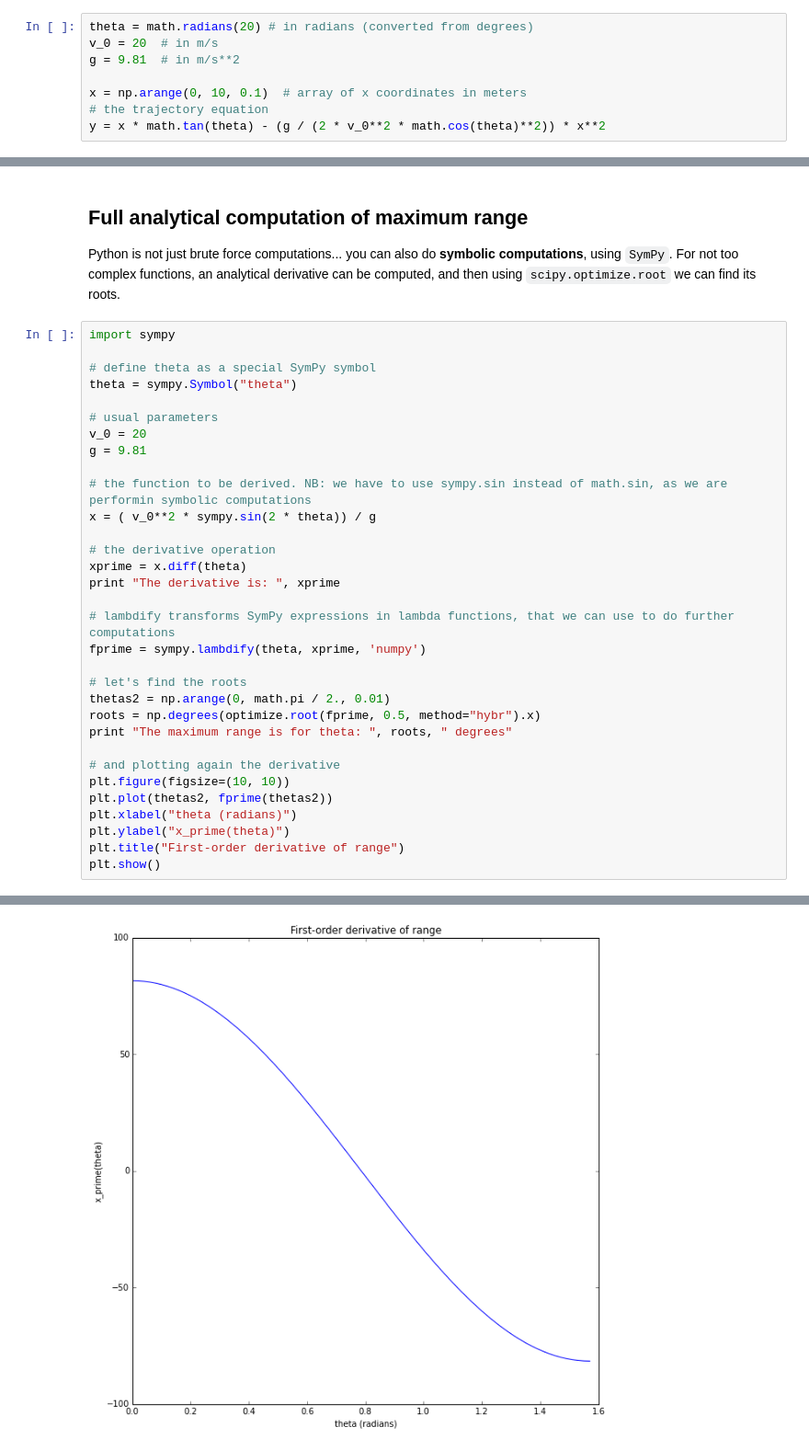
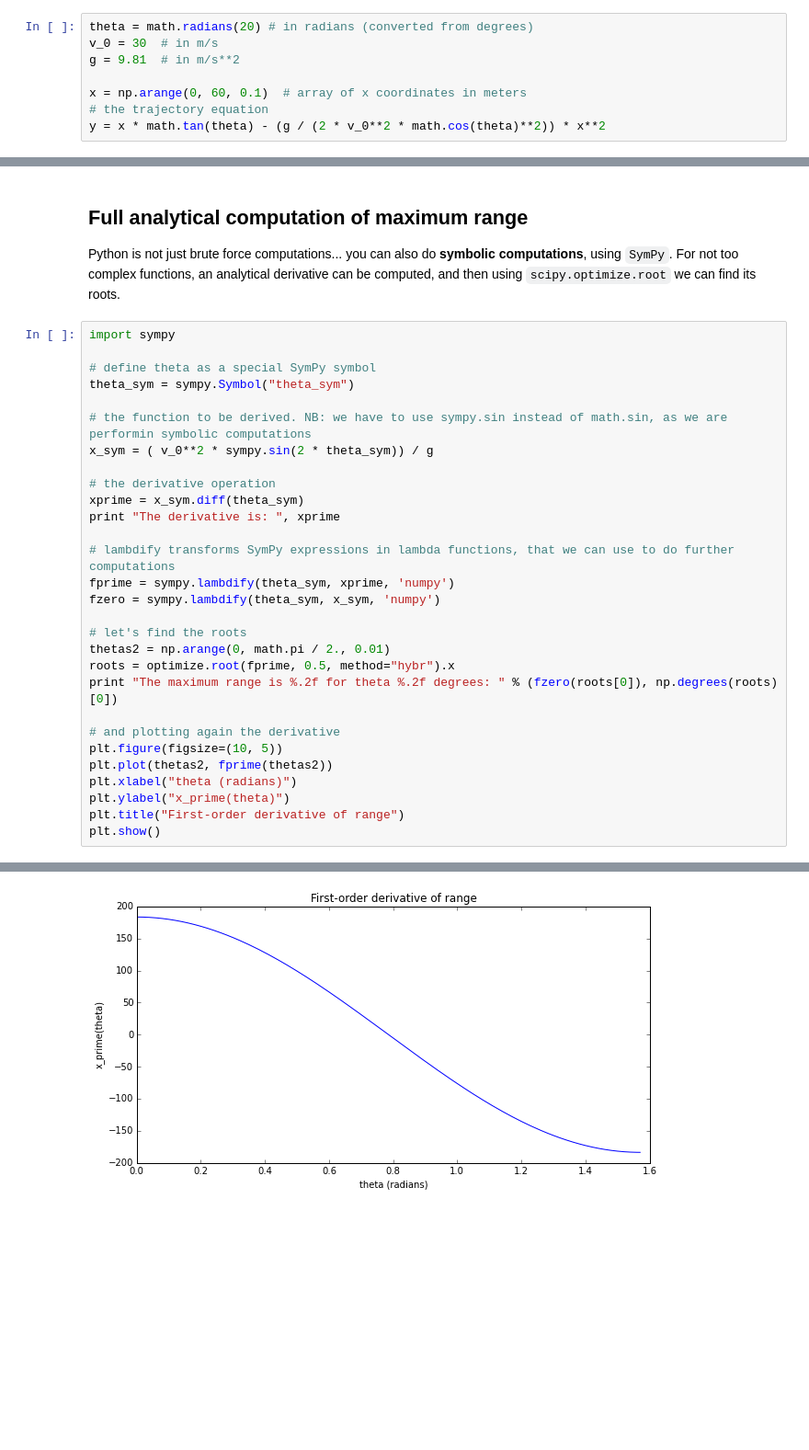
Before and after one commit to leosala/notebooks, a Jupyter notebook: Simple parabolic motion study.ipynb, the cells around one changed output, grey strips where cells are left out. Shown at 92% size. Cells and saved outputs as stored; diff of their text form; blank space fills up the shorter version.

```diff
--- a/Simple parabolic motion study.ipynb
+++ b/Simple parabolic motion study.ipynb
@@ -28,10 +32,10 @@ $$
 It is pretty simple to represent it in python:
 # %%
 theta = math.radians(20) # in radians (converted from degrees)
-v_0 = 20  # in m/s
+v_0 = 30  # in m/s
 g = 9.81  # in m/s**2
 
-x = np.arange(0, 10, 0.1)  # array of x coordinates in meters
+x = np.arange(0, 60, 0.1)  # array of x coordinates in meters
 # the trajectory equation
 y = x * math.tan(theta) - (g / (2 * v_0**2 * math.cos(theta)**2)) * x**2
 # %% [markdown]
@@ -235,29 +243,26 @@ Python is not just brute force computations... you can also do **symbolic comput
 import sympy
 
 # define theta as a special SymPy symbol
-theta = sympy.Symbol("theta")
-
-# usual parameters
-v_0 = 20
-g = 9.81
+theta_sym = sympy.Symbol("theta_sym")
 
 # the function to be derived. NB: we have to use sympy.sin instead of math.sin, as we are performin symbolic computations
-x = ( v_0**2 * sympy.sin(2 * theta)) / g
+x_sym = ( v_0**2 * sympy.sin(2 * theta_sym)) / g
 
 # the derivative operation
-xprime = x.diff(theta)
+xprime = x_sym.diff(theta_sym)
 print "The derivative is: ", xprime
 
 # lambdify transforms SymPy expressions in lambda functions, that we can use to do further computations
-fprime = sympy.lambdify(theta, xprime, 'numpy')
+fprime = sympy.lambdify(theta_sym, xprime, 'numpy')
+fzero = sympy.lambdify(theta_sym, x_sym, 'numpy')
 
 # let's find the roots
 thetas2 = np.arange(0, math.pi / 2., 0.01)
-roots = np.degrees(optimize.root(fprime, 0.5, method="hybr").x)
-print "The maximum range is for theta: ", roots, " degrees"
+roots = optimize.root(fprime, 0.5, method="hybr").x
+print "The maximum range is %.2f for theta %.2f degrees: " % (fzero(roots[0]), np.degrees(roots)[0])
 
 # and plotting again the derivative
-plt.figure(figsize=(10, 10))
+plt.figure(figsize=(10, 5))
 plt.plot(thetas2, fprime(thetas2))
 plt.xlabel("theta (radians)")
 plt.ylabel("x_prime(theta)")
@@ -269 +274 @@ The maximum range is for theta:  [ 45.]  degrees
-[figure, old version]
+[figure, new version]
```
Also changed, not shown: parts of 8 cells of this notebook.
